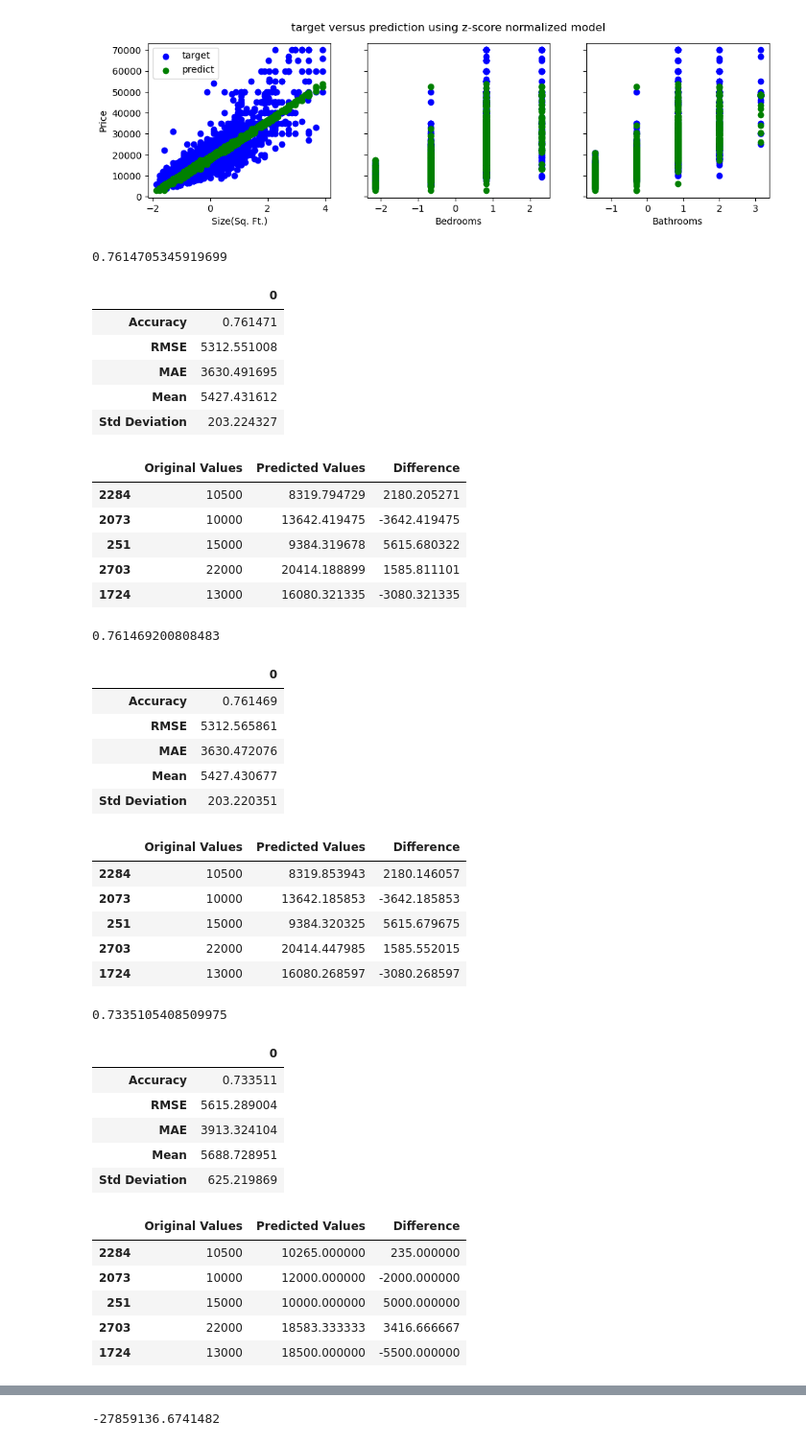
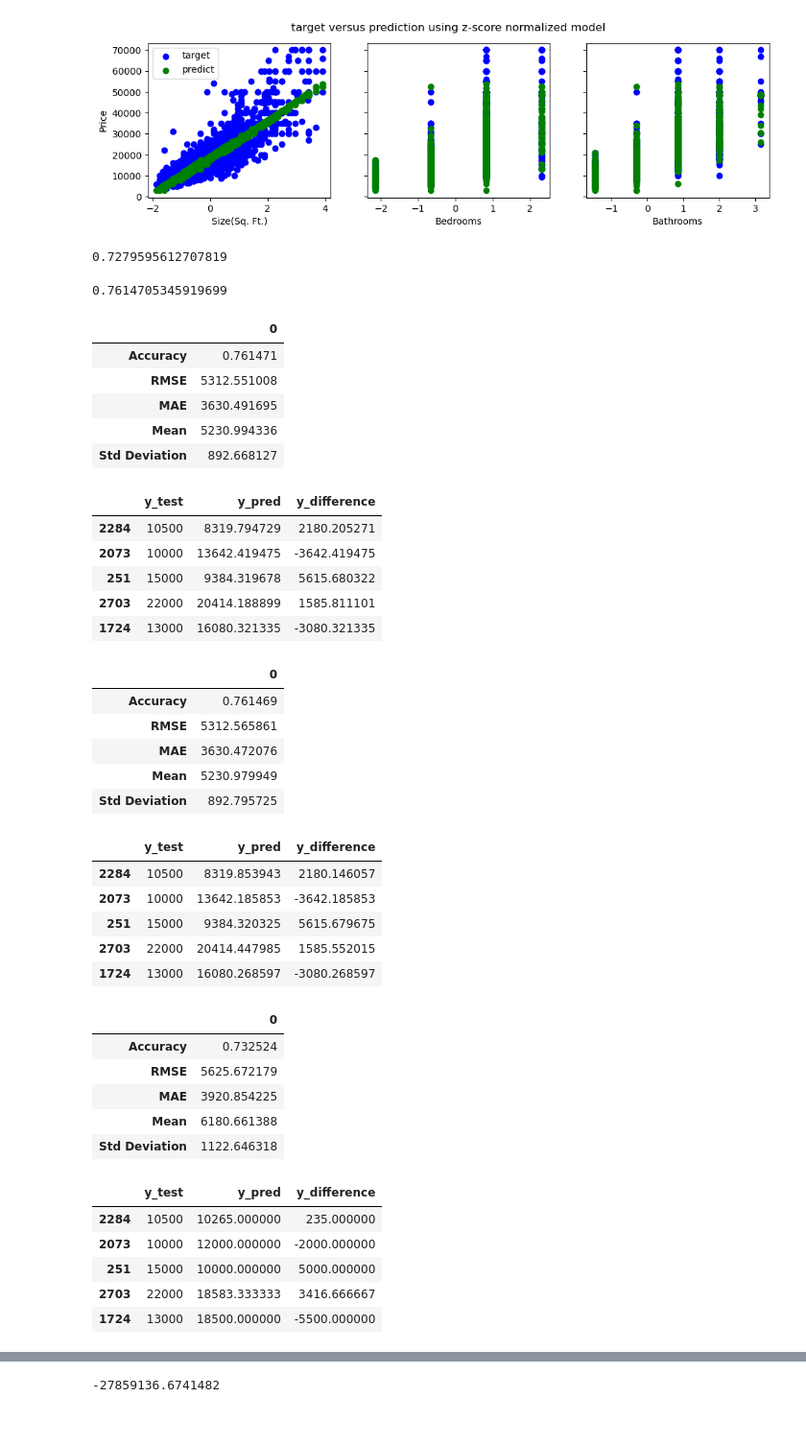
Before and after one commit to jhonnovax/House-Price-Prediction, a Jupyter notebook: house-price-prediction.ipynb, the cells around one changed output, grey strips where cells are left out. Shown at 96% size. Saved outputs shown, nothing was run; the diff lists cells and outputs as text; code cells hidden in the pictures.

```diff
--- a/house-price-prediction.ipynb
+++ b/house-price-prediction.ipynb
@@ -500,11 +537,10 @@ Peak to Peak range by column in Normalized X
 # Function to display model evaluation metrics
 from sklearn.model_selection import cross_val_score
 from sklearn.metrics import mean_absolute_error, mean_squared_error
-def displayModelMetrics(model_regr, X_train, y_train, X_test, y_test):
-	y_pred = model_regr.predict(X_test_scaled)
+def displayModelMetrics(X_test, y_test, y_pred, model_regr):
 	mae = mean_absolute_error(y_test, y_pred)
 	rmse = np.sqrt(mean_squared_error(y_test, y_pred)),
-	cross_scores = cross_val_score(model_regr, X_train, y_train, scoring="neg_mean_squared_error", cv=10)
+	cross_scores = cross_val_score(model_regr, X_test, y_test, scoring="neg_mean_squared_error", cv=10)
 	cross_val_scores = np.sqrt(-cross_scores)
 	return pd.DataFrame({
 		"Accuracy": model_regr.score(X_test, y_test),
@@ -515,12 +551,12 @@ def displayModelMetrics(model_regr, X_train, y_train, X_test, y_test):
 	}).T
 # %%
 # Function to display original values vs predicted values
-def displayOriginalVsPredicted(original_values, predicted_values):
-	original_values = original_values[:5]
-	predicted_values = predicted_values[:5]
-	difference = original_values - predicted_values
+def displayOriginalVsPredicted(y_test, y_pred):
+	y_test_values = y_test[:5]
+	y_pred_values = y_pred[:5]
+	y_difference = y_test_values - y_pred_values
 	return pd.DataFrame({
-		"Original Values": original_values,
-		"Predicted Values": predicted_values,
-		"Difference": difference
+		"y_test": y_test_values,
+		"y_pred": y_pred_values,
+		"y_difference": y_difference
 	})
@@ -539,8 +563,8 @@ def displayDataFramesSideBySide(*dfs):
 # %%
 # Display model evaluations and original vs predicted values
-def DisplayModelEvaluation(model_regr, X_train, y_train, X_test, y_test):
-	modelEvaluation = displayModelMetrics(model_regr, X_train, y_train, X_test, y_test)
-	modelOriginalVsPredicted = displayOriginalVsPredicted(y_test, model_regr.predict(X_test_scaled))
+def DisplayModelEvaluation(X_test, y_test, y_pred, model_regr):
+	modelEvaluation = displayModelMetrics(X_test, y_test, y_pred, model_regr)
+	modelOriginalVsPredicted = displayOriginalVsPredicted(y_test, y_pred)
 	displayDataFramesSideBySide(modelEvaluation, modelOriginalVsPredicted)
 # %%
 # Stochastic Gradient Descent regressor
@@ -565,19 +589,27 @@ from sklearn.linear_model import LinearRegression
 linear_regr = LinearRegression()
 linear_regr.fit(X_train_scaled, y_train)
 linear_reg_pred = linear_regr.predict(X_test_scaled)
-linear_regr.score(X_test_scaled, y_test)
-# %% [output]
-0.7614705345919699
+# %%
+# Accuracy on training data
+linear_regr.score(X_train_scaled, y_train)
+# %% [output]
+0.7279595612707819
+# %%
+# Accuracy on test data
+linear_regr.score(X_test_scaled, y_test)
+# %% [output]
+0.7614705345919699
 # %%
-DisplayModelEvaluation(linear_regr, X_train_scaled, y_train, X_test_scaled, y_test)
+# Display model evaluations and original vs predicted values
+DisplayModelEvaluation(X_test_scaled, y_test, linear_reg_pred, linear_regr)
 # %% [output]
 |  | 0 |
 | Accuracy | 0.761471 |
 | RMSE | 5312.551008 |
 | MAE | 3630.491695 |
-| Mean | 5427.431612 |
-| Std Deviation | 203.224327 |
+| Mean | 5230.994336 |
+| Std Deviation | 892.668127 |
-|  | Original Values | Predicted Values | Difference |
+|  | y_test | y_pred | y_difference |
 | 2284 | 10500 | 8319.794729 | 2180.205271 |
 | 2073 | 10000 | 13642.419475 | -3642.419475 |
 | 251 | 15000 | 9384.319678 | 5615.680322 |
@@ -589,19 +621,17 @@ from sklearn.linear_model import Ridge
 ridge_reg = Ridge(alpha=0.039)
 ridge_reg.fit(X_train_scaled, y_train)
 ridge_reg_pred = ridge_reg.predict(X_test_scaled)
-ridge_reg.score(X_test_scaled, y_test)
-# %% [output]
-0.761469200808483
 # %%
-DisplayModelEvaluation(ridge_reg, X_train_scaled, y_train, X_test_scaled, y_test)
+# Display model evaluations and original vs predicted values
+DisplayModelEvaluation(X_test_scaled, y_test, ridge_reg_pred, ridge_reg)
 # %% [output]
 |  | 0 |
 | Accuracy | 0.761469 |
 | RMSE | 5312.565861 |
 | MAE | 3630.472076 |
-| Mean | 5427.430677 |
-| Std Deviation | 203.220351 |
+| Mean | 5230.979949 |
+| Std Deviation | 892.795725 |
-|  | Original Values | Predicted Values | Difference |
+|  | y_test | y_pred | y_difference |
 | 2284 | 10500 | 8319.853943 | 2180.146057 |
 | 2073 | 10000 | 13642.185853 | -3642.185853 |
 | 251 | 15000 | 9384.320325 | 5615.679675 |
@@ -613,19 +643,17 @@ from sklearn.tree import DecisionTreeRegressor
 tree_regr = DecisionTreeRegressor()
 tree_regr.fit(X_train_scaled, y_train)
 tree_regr_pred = tree_regr.predict(X_test_scaled)
-tree_regr.score(X_test_scaled, y_test)
-# %% [output]
-0.7335105408509975
 # %%
-DisplayModelEvaluation(tree_regr, X_train_scaled, y_train, X_test_scaled, y_test)
+# Display model evaluations and original vs predicted values
+DisplayModelEvaluation(X_test_scaled, y_test, tree_regr_pred, tree_regr)
 # %% [output]
 |  | 0 |
-| Accuracy | 0.733511 |
-| RMSE | 5615.289004 |
-| MAE | 3913.324104 |
-| Mean | 5688.728951 |
-| Std Deviation | 625.219869 |
+| Accuracy | 0.732524 |
+| RMSE | 5625.672179 |
+| MAE | 3920.854225 |
+| Mean | 6180.661388 |
+| Std Deviation | 1122.646318 |
-|  | Original Values | Predicted Values | Difference |
+|  | y_test | y_pred | y_difference |
 | 2284 | 10500 | 10265.000000 | 235.000000 |
 | 2073 | 10000 | 12000.000000 | -2000.000000 |
 | 251 | 15000 | 10000.000000 | 5000.000000 |
```
Also changed, not shown: parts of 26 cells of this notebook.
